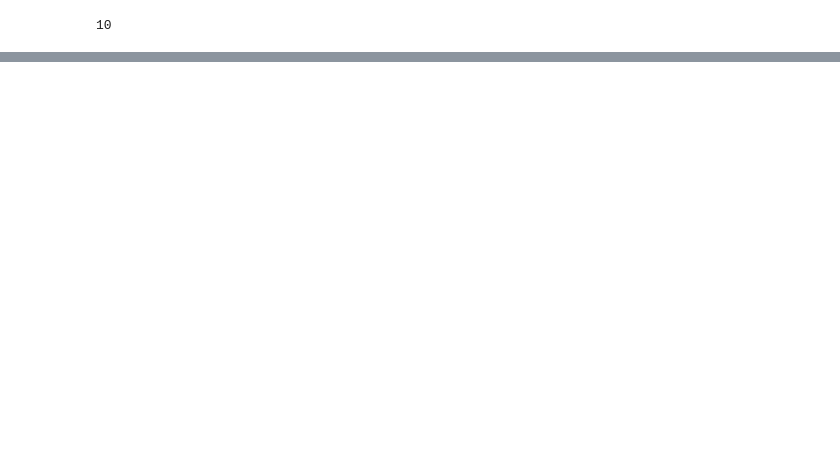
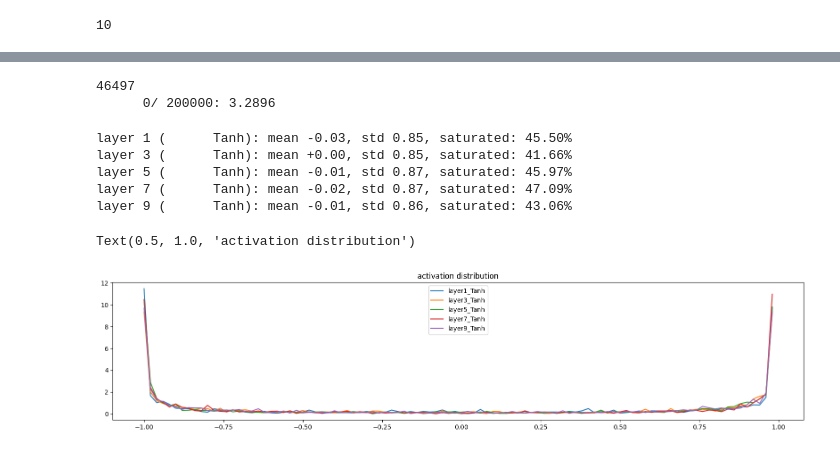
Before and after one commit to CastleDream/learnGPTfromScratch, a Jupyter notebook: code/4_MLP2_demo.ipynb, the cells around one changed output, grey strips where cells are left out. Cells and saved outputs as stored; diff of their text form; code cells hidden in the pictures; blank space fills up the shorter version.

```diff
--- a/code/4_MLP2_demo.ipynb
+++ b/code/4_MLP2_demo.ipynb
@@ -132,6 +115,7 @@ class Tanh:
   def parameters(self):
     return []
 # %%
+g = torch.Generator().manual_seed(2147483647)
 a = Linear(10, 20)
 a.weight.shape[0]
 # %% [output]
@@ -229,0 +227,2 @@ for i in range(max_steps):
+# %%
+layers = run(gain = 5/3)
@@ -229,0 +232,20 @@ for i in range(max_steps):
+# %%
+# visualize histograms
+# layer.weight *= 5/3 的结果
+plt.figure(figsize=(20, 4)) # width and height of the plot
+legends = []
+for i, layer in enumerate(layers[:-1]): # note: exclude the output layer 不看logits那层，那层没有tanh处理
+  if isinstance(layer, Tanh):
+    t = layer.out
+    # 这里看的就是经过tanh之后的激活值， 看了mean和std，观察分布； 看(t.abs() > 0.97) 尾部区域的比例， 注意 这里t = tanh(x), t>0.97, x>|2|
+    # 可以去看 4_MLP2_makemore 里 交互式tanh的图像
+    print('layer %d (%10s): mean %+.2f, std %.2f, saturated: %.2f%%' % (i, layer.__class__.__name__, t.mean(), t.std(), (t.abs() > 0.97).float().mean()*100))
+    hy, hx = torch.histogram(t, density=True)
+    # density: If True, the result is the value of the probability density function over the bins, normalized such that the integral over the range of the bins is 1.
+    # Returns:
+    # hist (Tensor): 1D Tensor containing the values of the histogram.  第1个返回值 hist 每个 bin（区间）中的频数/密度值 可以作为绘图的y值
+    # bin_edges(Tensor): 1D Tensor containing the edges of the histogram bins. 第2个返回值 bin_edges bin 的边界值（比 bin 数量多1） 可以作为绘图的x值
+    plt.plot(hx[:-1].detach(), hy.detach())
+    legends.append(f'layer{i}_{layer.__class__.__name__}')
+plt.legend(legends);
+plt.title('activation distribution')
@@ -229,0 +273,28 @@ for i in range(max_steps):
+# %%
+layers = run(gain = 3) # gain = 1
+# %% [output]
+46497
+      0/ 200000: 3.2896
+# %%
+# visualize histograms
+# layer.weight *= 1 Tanh层的结果
+plt.figure(figsize=(20, 4))
+legends = []
+for i, layer in enumerate(layers[:-1]):
+  if isinstance(layer, Tanh):
+  # if isinstance(layer, Linear):
+    t = layer.out
+    print('layer %d (%10s): mean %+.2f, std %.2f, saturated: %.2f%%' % (i, layer.__class__.__name__, t.mean(), t.std(), (t.abs() > 0.97).float().mean()*100))
+    hy, hx = torch.histogram(t, density=True)
+    plt.plot(hx[:-1].detach(), hy.detach())
+    legends.append(f'layer{i}_{layer.__class__.__name__}')
+plt.legend(legends);
+plt.title('activation distribution')
+# %% [output]
+layer 1 (      Tanh): mean -0.03, std 0.85, saturated: 45.50%
+layer 3 (      Tanh): mean +0.00, std 0.85, saturated: 41.66%
+layer 5 (      Tanh): mean -0.01, std 0.87, saturated: 45.97%
+layer 7 (      Tanh): mean -0.02, std 0.87, saturated: 47.09%
+layer 9 (      Tanh): mean -0.01, std 0.86, saturated: 43.06%
+Text(0.5, 1.0, 'activation distribution')
+[figure, added]
```
Also changed, not shown: parts of 21 cells of this notebook, 1 other file.
